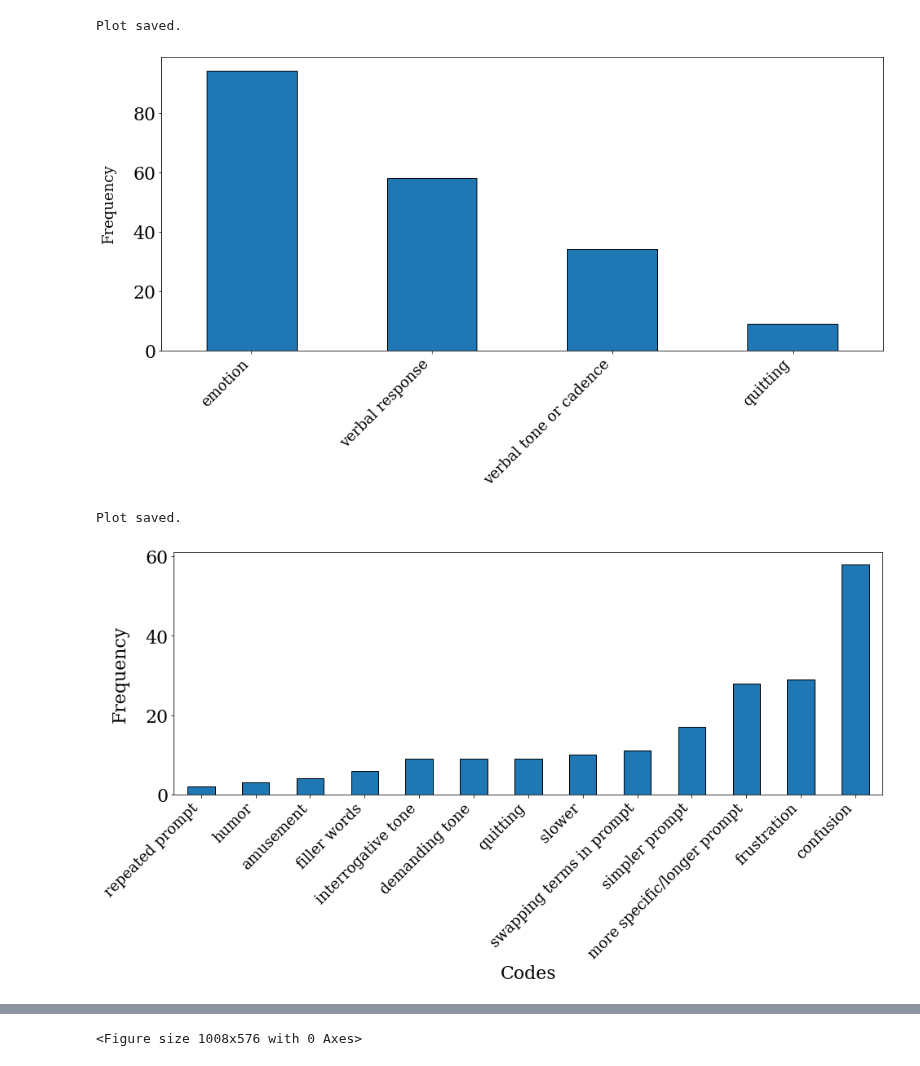
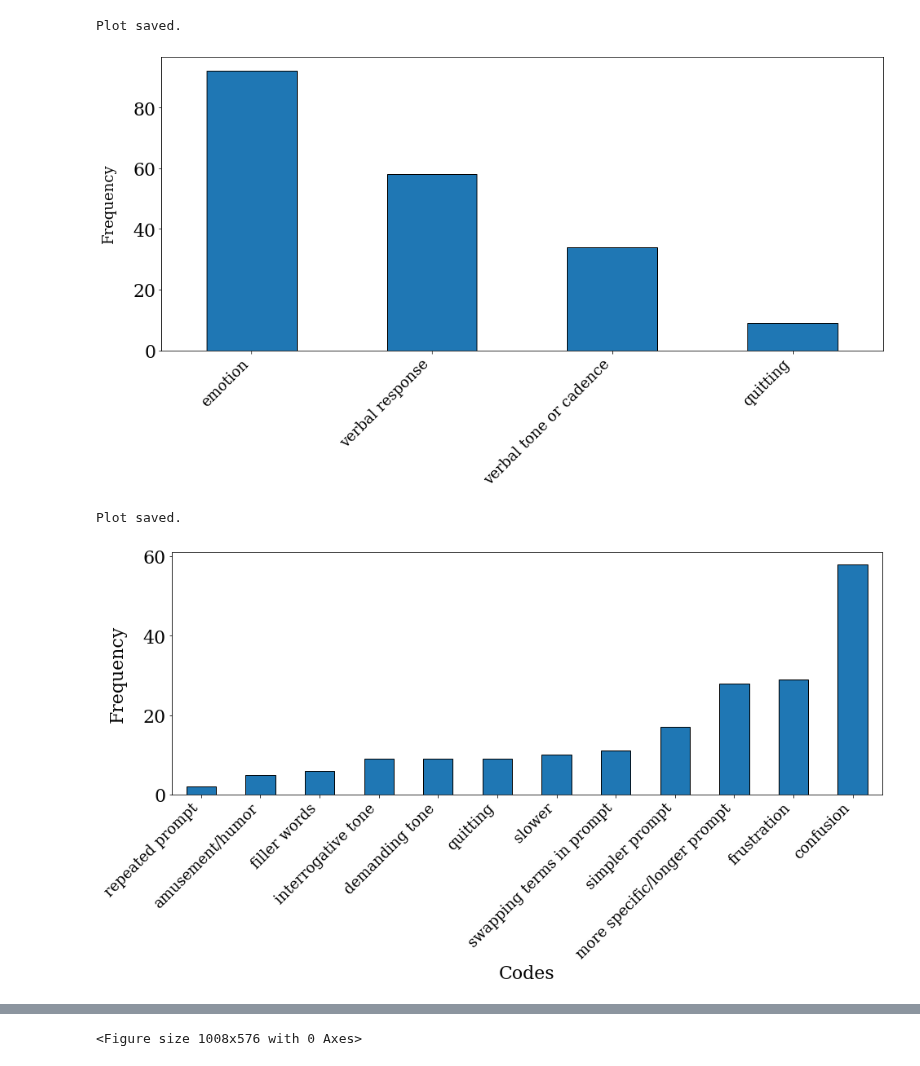
Before and after one commit to IRL-CT/badrobotsIRL, a Jupyter notebook: preprocessing/annotations/plot.ipynb, the cells around one changed output, grey strips where cells are left out. Drawn from its saved outputs; the diff is of its cells as text; code cells hidden in the pictures.

```diff
--- a/preprocessing/annotations/plot.ipynb
+++ b/preprocessing/annotations/plot.ipynb
@@ -26,15 +35,15 @@ data = data[data['error'].isin([1, 2, 3])]
 
 annotation_list = [
     "repeated prompt", "more specific/longer prompt", "swapping terms in prompt", "simpler prompt",
-    "slower", "demanding tone", "interrogative tone", "filler words", "humor",
-    "amusement", "confusion", "frustration",
+    "slower", "demanding tone", "interrogative tone", "filler words",
+    "amusement/humor", "confusion", "frustration",
     "quitting"
 ]
 
 categories = {
     "verbal response": ["repeated prompt", "more specific/longer prompt", "swapping terms in prompt", "simpler prompt"],
     "verbal tone or cadence": ["slower", "demanding tone", "interrogative tone", "filler words"],
-    "emotion": ["amusement", "confusion", "frustration", "humor"],
+    "emotion": ["amusement/humor", "confusion", "frustration"],
     "quitting": ["quitting"]
 }
 
@@ -45,7 +54,7 @@ def assign_category(label):
     for category, labels in categories.items():
         if label in labels:
             return category
-    return 'Uncategorized'
+    return 'Uncategorized', label
 
 data = data.explode('labels')
 
@@ -60,12 +69,12 @@ plt.xticks(rotation=45, ha='right', fontsize=18)
 plt.tight_layout()
 plt.rcParams.update({'font.size': 22})
 plt.rcParams.update({'font.family': 'serif'})
-plt.savefig('category_frequencies.png', format='png', dpi=500)
+#plt.savefig('category_frequencies.png', format='png', dpi=500)
 print("Plot saved.")
 plt.show()
 # %% [output]
 Plot saved.
-[figure, old version]
+[figure, new version]
 # %%
 data = data[data['error'].isin([1, 2, 3])]
 
@@ -81,33 +90,31 @@ grouped_data = grouped_data.reindex(columns=annotation_list, fill_value=0)
 # %%
 annotation_list = [
      "repeated prompt", "more specific/longer prompt", "swapping terms in prompt", "simpler prompt",
-     "slower", "demanding tone", "interrogative tone", "filler words", "humor",
-     "amusement", "confusion", "frustration",
+     "slower", "demanding tone", "interrogative tone", "filler words",
+     "amusement/humor", "confusion", "frustration",
      "quitting"
 ]
 
 data['labels'] = data['labels'].fillna("").astype(str)
-
 data['labels'] = data['labels'].str.split(", ").apply(lambda x: [label for label in x if label in annotation_list])
-
 data = data.explode('labels')
 
 frequency = data['labels'].value_counts()
 plt.figure(figsize=(14, 8), facecolor='white')
 
 frequency.sort_values(ascending=True).plot(kind='bar', edgecolor='black')
 plt.xlabel("Codes")
 plt.ylabel("Frequency", labelpad=20)
 plt.xticks(rotation=45, ha='right', fontsize=18)
 plt.tight_layout()
 plt.rcParams.update({'font.size': 22})
 plt.rcParams.update({'font.family': 'serif'})
-plt.savefig('category_frequencies.png', format='png', dpi=500)
+#plt.savefig('category_frequencies.png', format='png', dpi=500)
 print("Plot saved.")
 plt.show()
 # %% [output]
 Plot saved.
-[figure, old version]
+[figure, new version]
 # %%
 errors = grouped_data.index
 annotations = grouped_data.columns
```
Also changed, not shown: parts of 8 cells of this notebook, 14 other files.
